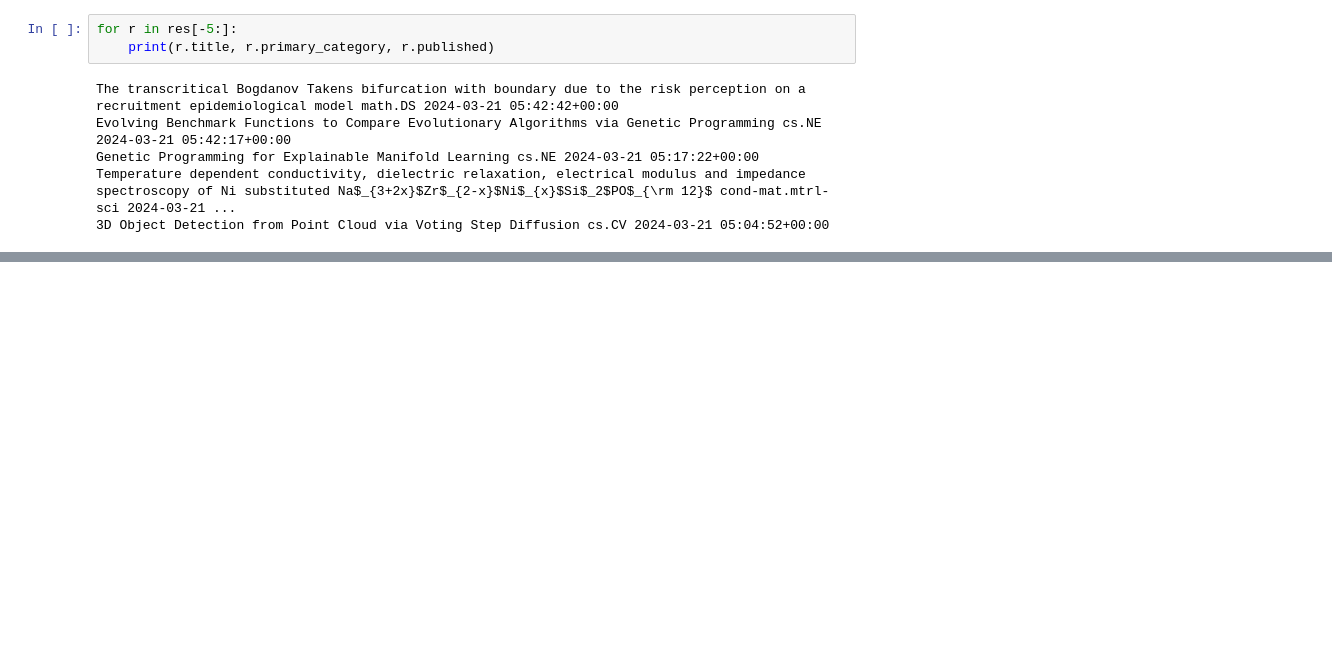
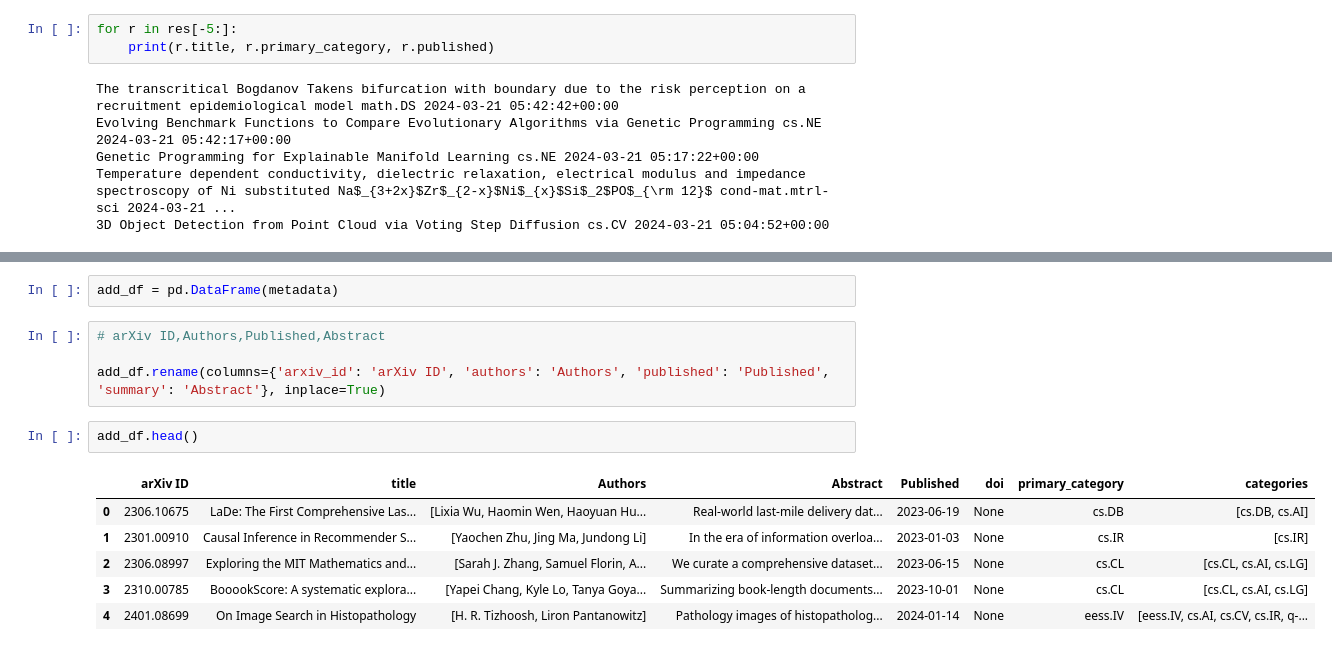
Before and after one commit to chandanasy/arxiv_pilot, a Jupyter notebook: src/arxiv.ipynb, the cells around one changed output, grey strips where cells are left out. Saved outputs shown, nothing was run; the diff lists cells and outputs as text; blank space fills up the shorter version.

```diff
--- a/src/arxiv.ipynb
+++ b/src/arxiv.ipynb
@@ -36,0 +292,15 @@ IndexError: list index out of range
+# %%
+add_df = pd.DataFrame(metadata)
+# %%
+# arXiv ID,Authors,Published,Abstract
+
+add_df.rename(columns={'arxiv_id': 'arXiv ID', 'authors': 'Authors', 'published': 'Published', 'summary': 'Abstract'}, inplace=True)
+# %%
+add_df.head()
+# %% [output]
+|  | arXiv ID | title | Authors | Abstract | Published | doi | primary_category | categories |
+| 0 | 2306.10675 | LaDe: The First Comprehensive Las... | [Lixia Wu, Haomin Wen, Haoyuan Hu... | Real-world last-mile delivery dat... | 2023-06-19 | None | cs.DB | [cs.DB, cs.AI] |
+| 1 | 2301.00910 | Causal Inference in Recommender S... | [Yaochen Zhu, Jing Ma, Jundong Li] | In the era of information overloa... | 2023-01-03 | None | cs.IR | [cs.IR] |
+| 2 | 2306.08997 | Exploring the MIT Mathematics and... | [Sarah J. Zhang, Samuel Florin, A... | We curate a comprehensive dataset... | 2023-06-15 | None | cs.CL | [cs.CL, cs.AI, cs.LG] |
+| 3 | 2310.00785 | BooookScore: A systematic explora... | [Yapei Chang, Kyle Lo, Tanya Goya... | Summarizing book-length documents... | 2023-10-01 | None | cs.CL | [cs.CL, cs.AI, cs.LG] |
+| 4 | 2401.08699 | On Image Search in Histopathology | [H. R. Tizhoosh, Liron Pantanowitz] | Pathology images of histopatholog... | 2024-01-14 | None | eess.IV | [eess.IV, cs.AI, cs.CV, cs.IR, q-... |
```
Also changed, not shown: parts of 35 cells of this notebook, 9 other files.
